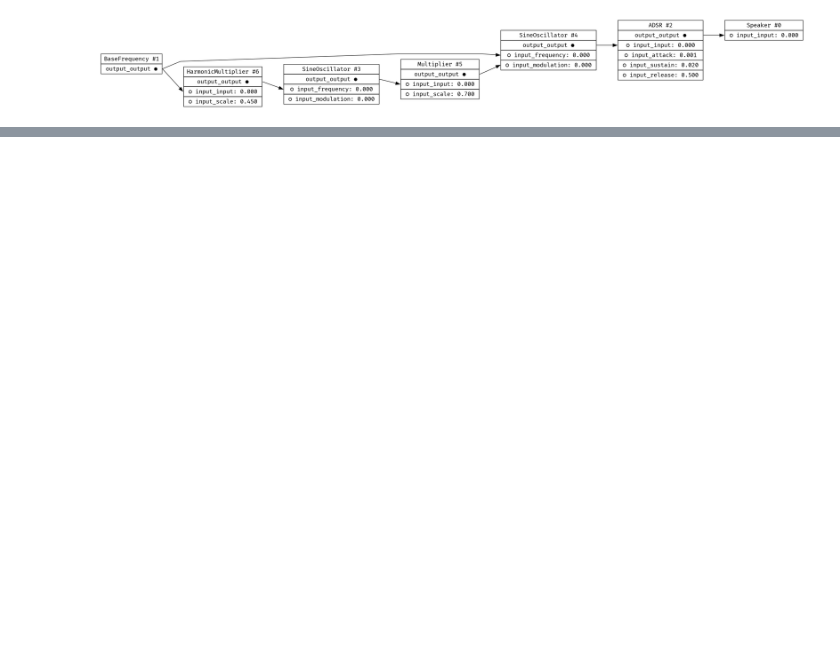
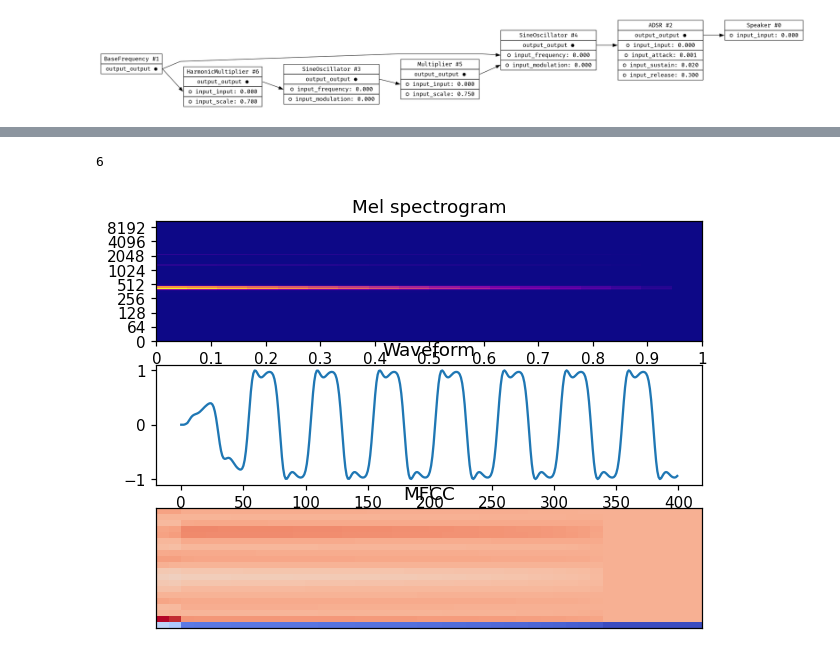
Before and after one commit to Wint3rmute/luthier, a Jupyter notebook: rust.ipynb, the cells around one changed output, grey strips where cells are left out. Cells and saved outputs as stored; diff of their text form; code cells hidden in the pictures; blank space fills up the shorter version.

```diff
--- a/rust.ipynb
+++ b/rust.ipynb
@@ -44,20 +51,13 @@ SAMPLE_RATE = 22050
 # %%
 def one_operator_fm():
     graph = DspGraph()
-
     modulator = graph.add_sine(SineOscillator())
     _carrier = SineOscillator()
-    # _carrier.inputs.modulation_index = 0.05
     carrier = graph.add_sine(_carrier)
 
     mod_index_scaler = graph.add_multiplier(Multiplier())
     mod_freq_mult = graph.add_harmonic_multiplier(HarmonicMultiplier())
-
-    graph.set_input(mod_index_scaler, "input_scale", 0.70)
-    graph.set_input(mod_freq_mult, "input_scale", 0.45)
-    graph.set_input(graph.amp_adsr_node_id , "input_attack", 0.001)
-    graph.set_input(graph.amp_adsr_node_id , "input_sustain", 0.02)
-    graph.set_input(graph.amp_adsr_node_id , "input_release", 0.5)
+    # mod_freq_mult = graph.add_multiplier(Multiplier())
 
     graph.patch(carrier, "output_output", 2, "input_input")
     graph.patch(graph.base_frequency_node_id, "output_output", carrier, "input_frequency")
@@ -69,21 +69,24 @@ def one_operator_fm():
     return graph
 
 target_graph = one_operator_fm()
+# inputs = target_graph.get_inputs()
+# print(inputs)
+# inputs[2] = 0.25
+# target_graph.set_inputs(inputs)
+target_graph.set_input(5, "input_scale", 0.75)
+target_graph.set_input(6, "input_scale", 0.7)
+target_graph.set_input(target_graph.amp_adsr_node_id , "input_attack", 0.001)
+target_graph.set_input(target_graph.amp_adsr_node_id , "input_sustain", 0.02)
+target_graph.set_input(target_graph.amp_adsr_node_id , "input_release", 0.3)
+display(Image(target_graph.draw()))
+target_audio = Sample(target_graph.play(num_samples = SAMPLE_RATE))
 
-inputs = target_graph.get_inputs()
-# inputs[0] = 2137
-target_graph.assign_inputs(inputs)
-target_graph.get_inputs()
-display(Image(target_graph.draw()))
 
-# target_audio = Sample(target_graph.play(num_samples = SAMPLE_RATE))
-# display(Image(target_graph.draw()))
-
-# fig, (ax1, ax2, ax3) = plt.subplots(3, 1, sharex=False, sharey=False)
-# target_audio.plot_spectrogram(ax1)
-# target_audio.plot_waveform(ax2)
-# target_audio.plot_mfcc(ax3)
-# target_audio.show_player()
-# target_graph.num_inputs()
+fig, (ax1, ax2, ax3) = plt.subplots(3, 1, sharex=False, sharey=False)
+target_audio.plot_spectrogram(ax1)
+target_audio.plot_waveform(ax2)
+target_audio.plot_mfcc(ax3)
+target_audio.show_player()
+target_graph.num_inputs()
 # %% [output]
 [figure]
@@ -89,0 +94,2 @@ display(Image(target_graph.draw()))
+6
+[figure, added]
```
Also changed, not shown: parts of 10 cells of this notebook, 1 other file.
